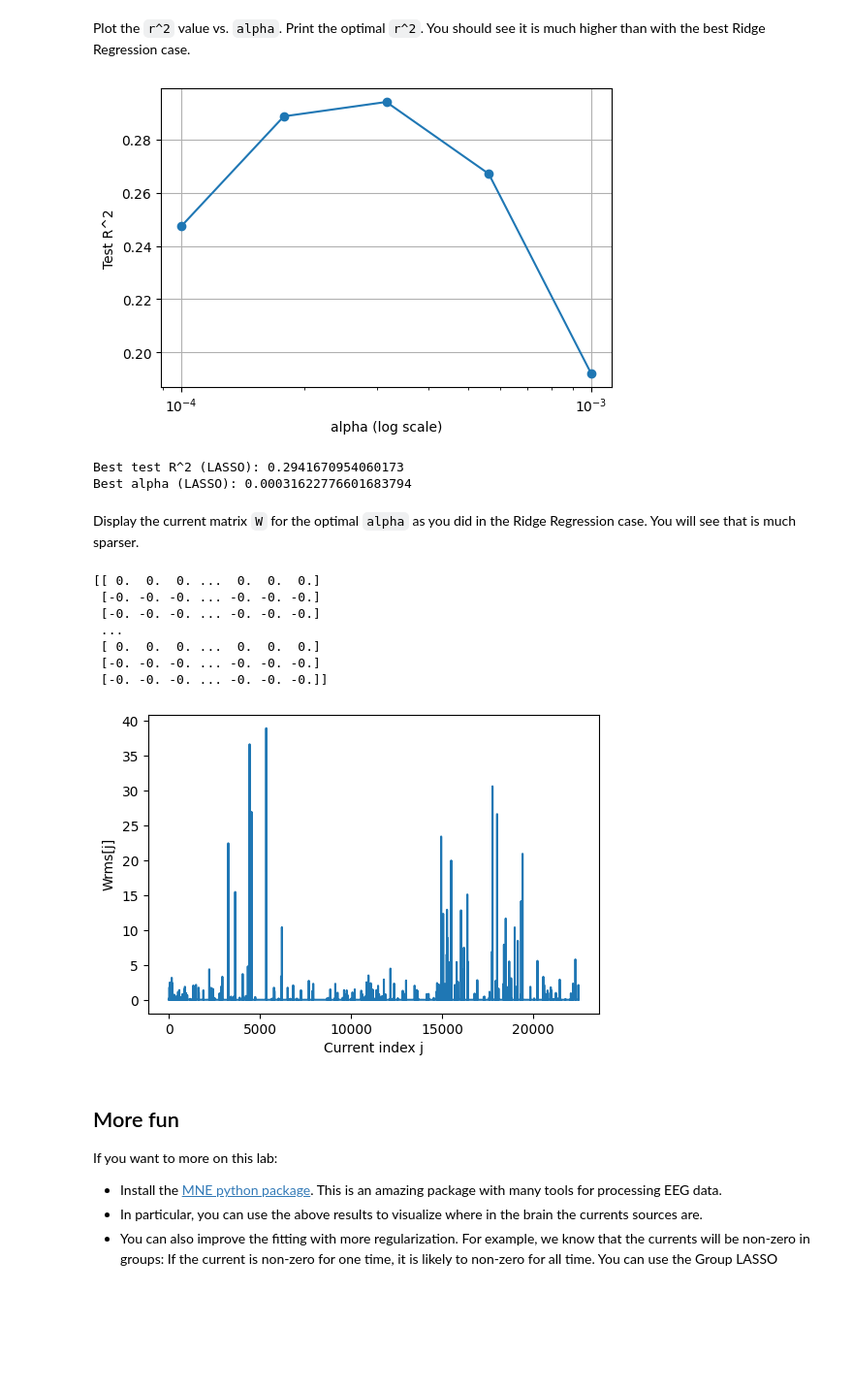
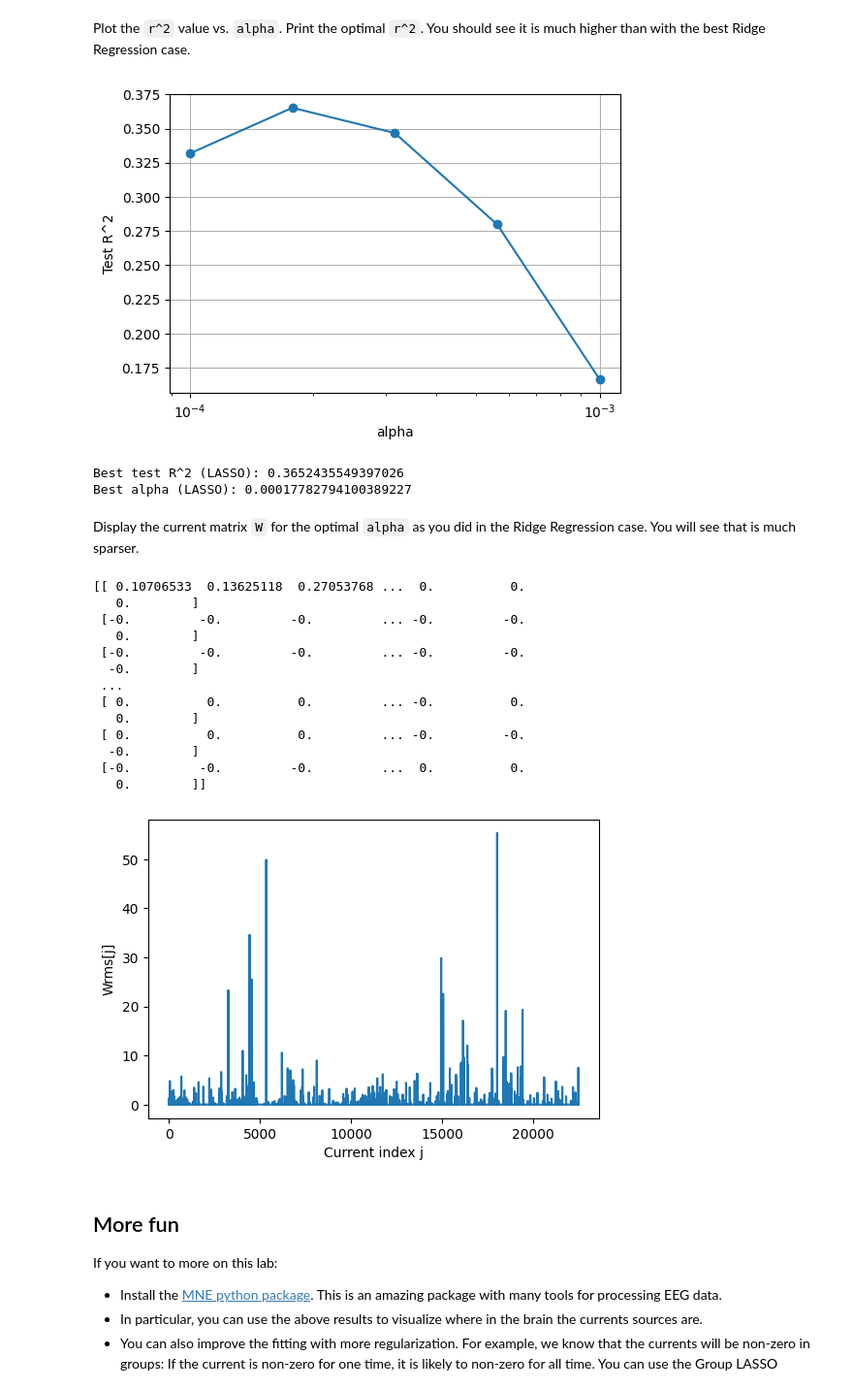
Before and after one commit to IrisLiu07311370/ML, a Jupyter notebook: unit05_lasso/lab_eeg_partial.ipynb, the cells around one changed output. Shown at 97% size. Cells and saved outputs as stored; diff of their text form; code cells hidden in the pictures; blank space fills up the shorter version.

```diff
--- a/unit05_lasso/lab_eeg_partial.ipynb
+++ b/unit05_lasso/lab_eeg_partial.ipynb
@@ -107,7 +107,7 @@ First split the data into training and test.  Use the `train_test_split` functio
 
 from sklearn.model_selection import train_test_split
 
-Xtr, Xts, Ytr, Yts = train_test_split(X, Y, test_size=0.33)
+Xtr, Xts, Ytr, Yts = train_test_split(X, Y, test_size=0.33, shuffle=True, random_state=3)
 
 print("Training X shape:", Xtr.shape, "Training Y shape:", Ytr.shape)
 print("Test X shape:", Xts.shape, "Test Y shape:", Yts.shape)
@@ -260,18 +258,18 @@ Plot the `r^2` value vs. `alpha`.  Print the optimal `r^2`.  You should see it i
 # %%
 # TODO
 plt.figure(figsize=(6, 4))
 plt.semilogx(alphas_lasso, r2_test_scores_lasso, marker='o')
-plt.xlabel("alpha (log scale)")
+plt.xlabel("alpha")
 plt.ylabel("Test R^2")
 plt.grid(True)
 plt.show()
 
 print("Best test R^2 (LASSO):", r2_test_scores_lasso.max())
 print("Best alpha (LASSO):", alphas_lasso[r2_test_scores_lasso.argmax()])
 # %% [output]
-[figure, old version]
+[figure, new version]
-Best test R^2 (LASSO): 0.2941670954060173
-Best alpha (LASSO): 0.00031622776601683794
+Best test R^2 (LASSO): 0.3652435549397026
+Best alpha (LASSO): 0.00017782794100389227
 # %% [markdown]
 Display the current matrix `W` for the optimal `alpha` as you did in the Ridge Regression case.  You will see that is much sparser.
 # %%
@@ -289,14 +287,20 @@ plt.xlabel("Current index j")
 plt.ylabel("Wrms[j]")
 plt.show()
 # %% [output]
-[[ 0.  0.  0. ...  0.  0.  0.]
- [-0. -0. -0. ... -0. -0. -0.]
- [-0. -0. -0. ... -0. -0. -0.]
+[[ 0.10706533  0.13625118  0.27053768 ...  0.          0.
+   0.        ]
+ [-0.         -0.         -0.         ... -0.         -0.
+   0.        ]
+ [-0.         -0.         -0.         ... -0.         -0.
+  -0.        ]
  ...
- [ 0.  0.  0. ...  0.  0.  0.]
- [-0. -0. -0. ... -0. -0. -0.]
- [-0. -0. -0. ... -0. -0. -0.]]
+ [ 0.          0.          0.         ... -0.          0.
+   0.        ]
+ [ 0.          0.          0.         ... -0.         -0.
+  -0.        ]
+ [-0.         -0.         -0.         ...  0.          0.
+   0.        ]]
-[figure, old version]
+[figure, new version]
 # %% [markdown]
 ## More fun
 
```
Also changed, not shown: parts of 4 cells of this notebook.
